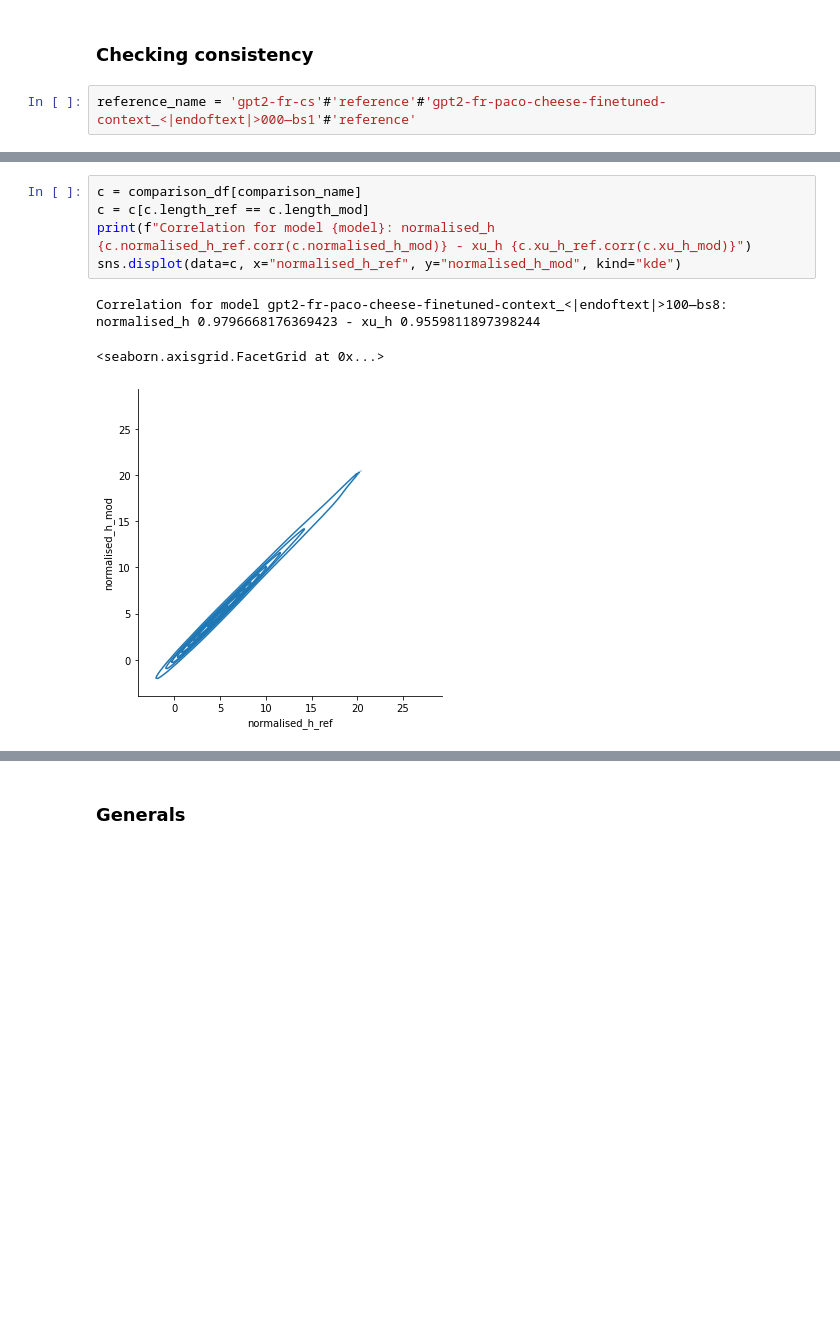
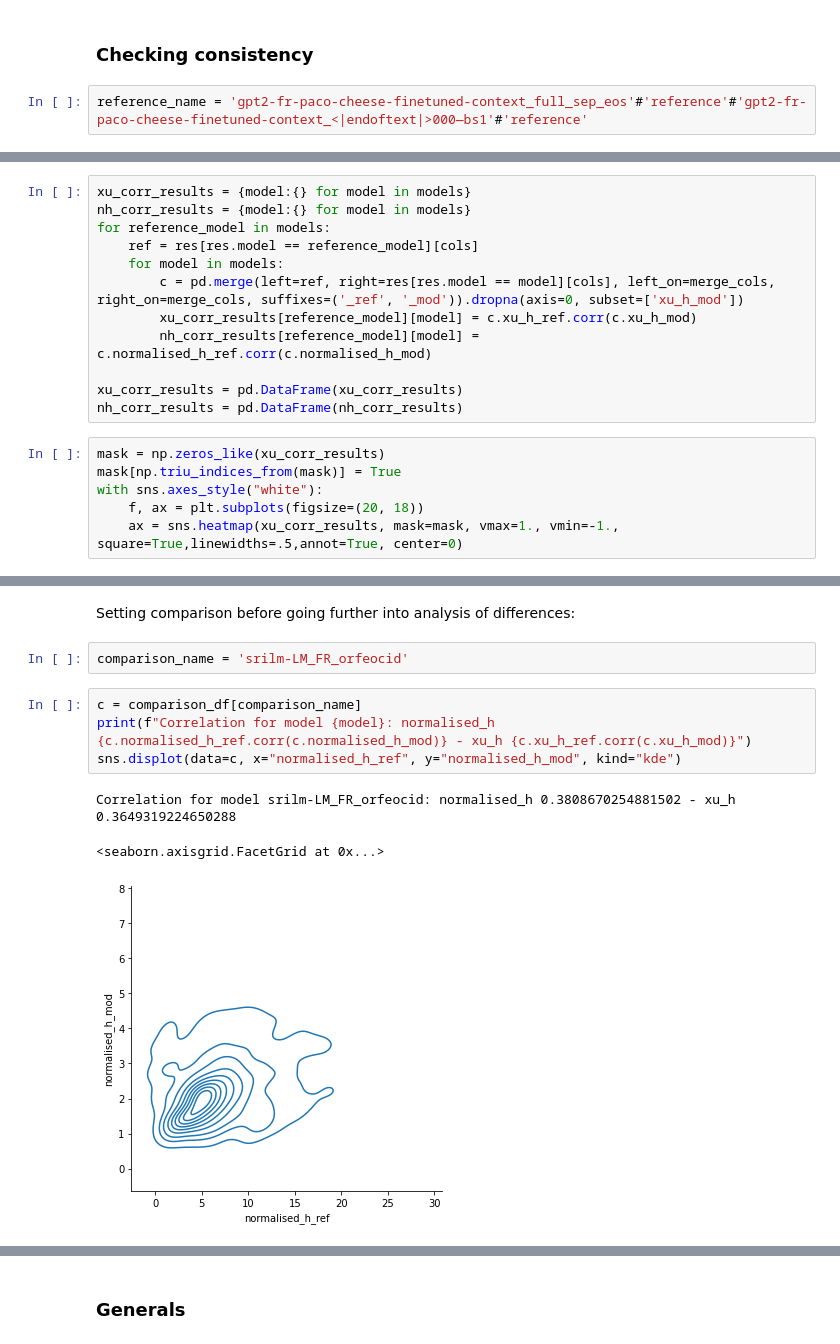
Before and after one commit to ejmaes/multimodal-itmodels, a Jupyter notebook: analysis/paco-cheese_entropy.ipynb, the cells around one changed output, grey strips where cells are left out. Saved outputs shown, nothing was run; the diff lists cells and outputs as text; blank space fills up the shorter version.

Commit message:
Updated: analysis files

```diff
--- a/analysis/paco-cheese_entropy.ipynb
+++ b/analysis/paco-cheese_entropy.ipynb
@@ -112,7 +132,7 @@ array(['reference', 'gpt_context_0', 'gpt_context_1', 'gpt_context_2',
 # %% [markdown]
 ### Checking consistency
 # %%
-reference_name = 'gpt2-fr-cs'#'reference'#'gpt2-fr-paco-cheese-finetuned-context_<|endoftext|>000—bs1'#'reference'
+reference_name = 'gpt2-fr-paco-cheese-finetuned-context_full_sep_eos'#'reference'#'gpt2-fr-paco-cheese-finetuned-context_<|endoftext|>000—bs1'#'reference'
 # %%
 models = res.model.unique()
 merge_cols = ['file', 'index', 'speaker', 'text']
@@ -148,0 +166,18 @@ comparison_name = 'gpt2-fr-cs'
+# %%
+xu_corr_results = {model:{} for model in models}
+nh_corr_results = {model:{} for model in models}
+for reference_model in models:
+    ref = res[res.model == reference_model][cols]
+    for model in models:
+        c = pd.merge(left=ref, right=res[res.model == model][cols], left_on=merge_cols, right_on=merge_cols, suffixes=('_ref', '_mod')).dropna(axis=0, subset=['xu_h_mod'])
+        xu_corr_results[reference_model][model] = c.xu_h_ref.corr(c.xu_h_mod)
+        nh_corr_results[reference_model][model] = c.normalised_h_ref.corr(c.normalised_h_mod)
+
+xu_corr_results = pd.DataFrame(xu_corr_results)
+nh_corr_results = pd.DataFrame(nh_corr_results)
+# %%
+mask = np.zeros_like(xu_corr_results)
+mask[np.triu_indices_from(mask)] = True
+with sns.axes_style("white"):
+    f, ax = plt.subplots(figsize=(20, 18))
+    ax = sns.heatmap(xu_corr_results, mask=mask, vmax=1., vmin=-1., square=True,linewidths=.5,annot=True, center=0)
@@ -149,9 +186,12 @@ comparison_name = 'gpt2-fr-cs'
+# %% [markdown]
+Setting comparison before going further into analysis of differences:
+# %%
+comparison_name = 'srilm-LM_FR_orfeocid'
 # %%
 c = comparison_df[comparison_name]
-c = c[c.length_ref == c.length_mod]
 print(f"Correlation for model {model}: normalised_h {c.normalised_h_ref.corr(c.normalised_h_mod)} - xu_h {c.xu_h_ref.corr(c.xu_h_mod)}")
 sns.displot(data=c, x="normalised_h_ref", y="normalised_h_mod", kind="kde")
 # %% [output]
-Correlation for model gpt2-fr-paco-cheese-finetuned-context_<|endoftext|>100—bs8: normalised_h 0.9796668176369423 - xu_h 0.9559811897398244
+Correlation for model srilm-LM_FR_orfeocid: normalised_h 0.3808670254881502 - xu_h 0.3649319224650288
 <seaborn.axisgrid.FacetGrid at 0x...>
-[figure, old version]
+[figure, new version]
```
Also changed, not shown: parts of 41 cells of this notebook, 3 other files.
